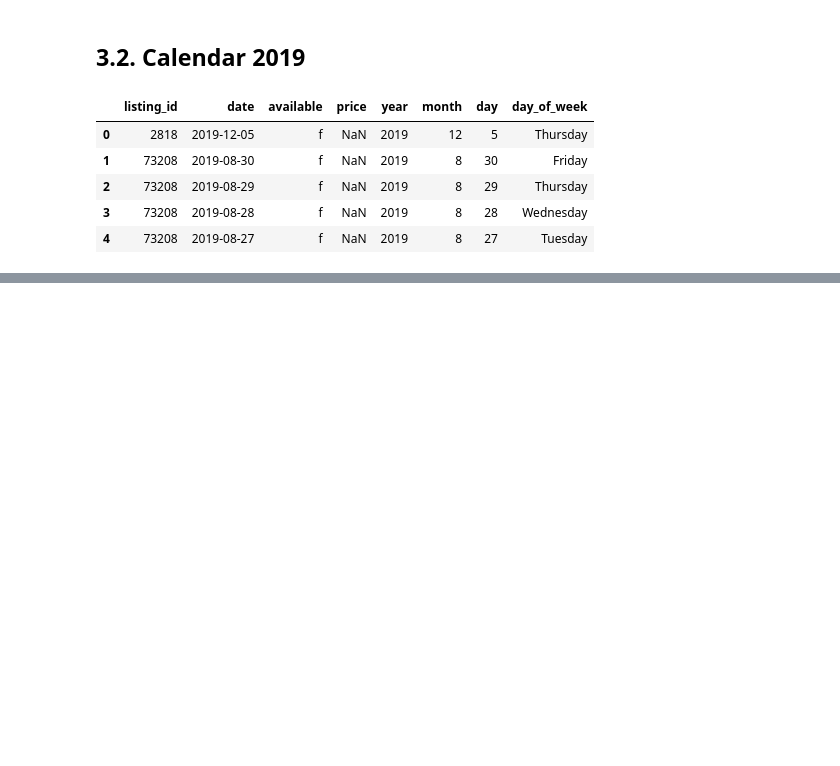
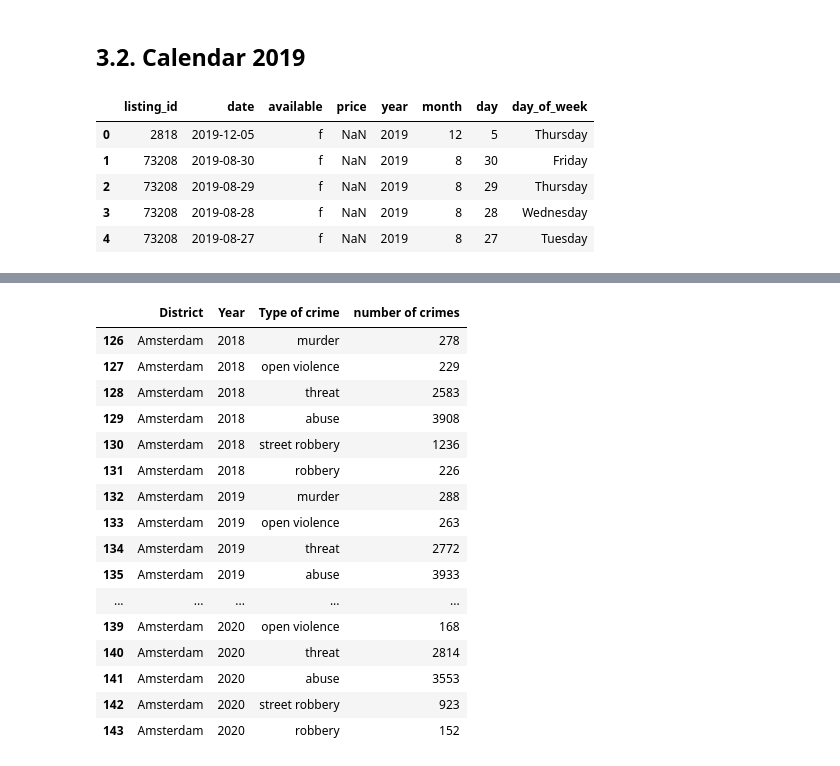
Before and after one commit to lauratll/Airbnb_Amsterdam_covid19, a Jupyter notebook: documentation/Exploring_the_data.ipynb, the cells around one changed output, grey strips where cells are left out. Cells and saved outputs as stored; diff of their text form; code cells hidden in the pictures; blank space fills up the shorter version.

Commit message:
arranging table crimes, adding green areas dataset

```diff
--- a/documentation/Exploring_the_data.ipynb
+++ b/documentation/Exploring_the_data.ipynb
@@ -297,0 +338,2 @@ calendar_1218_1219.head()
+# %%
+crimes_areas_ams = pd.read_excel("../data/crimes_x_district_amsterdam.xlsx" )
@@ -297,0 +349,2 @@ calendar_1218_1219.head()
+# %%
+crimes_areas_ams = crimes_areas_ams.iloc[:,0:4]
@@ -297,0 +365,20 @@ calendar_1218_1219.head()
+# %%
+crimes_areas_ams[crimes_areas_ams["District"]== "Amsterdam"]
+# %% [output]
+|  | District | Year | Type of crime | number of crimes |
+| 126 | Amsterdam | 2018 | murder | 278 |
+| 127 | Amsterdam | 2018 | open violence | 229 |
+| 128 | Amsterdam | 2018 | threat | 2583 |
+| 129 | Amsterdam | 2018 | abuse | 3908 |
+| 130 | Amsterdam | 2018 | street robbery | 1236 |
+| 131 | Amsterdam | 2018 | robbery | 226 |
+| 132 | Amsterdam | 2019 | murder | 288 |
+| 133 | Amsterdam | 2019 | open violence | 263 |
+| 134 | Amsterdam | 2019 | threat | 2772 |
+| 135 | Amsterdam | 2019 | abuse | 3933 |
+| ... | ... | ... | ... | ... |
+| 139 | Amsterdam | 2020 | open violence | 168 |
+| 140 | Amsterdam | 2020 | threat | 2814 |
+| 141 | Amsterdam | 2020 | abuse | 3553 |
+| 142 | Amsterdam | 2020 | street robbery | 923 |
+| 143 | Amsterdam | 2020 | robbery | 152 |
```
Also changed, not shown: parts of 13 cells of this notebook, 3 other files.
